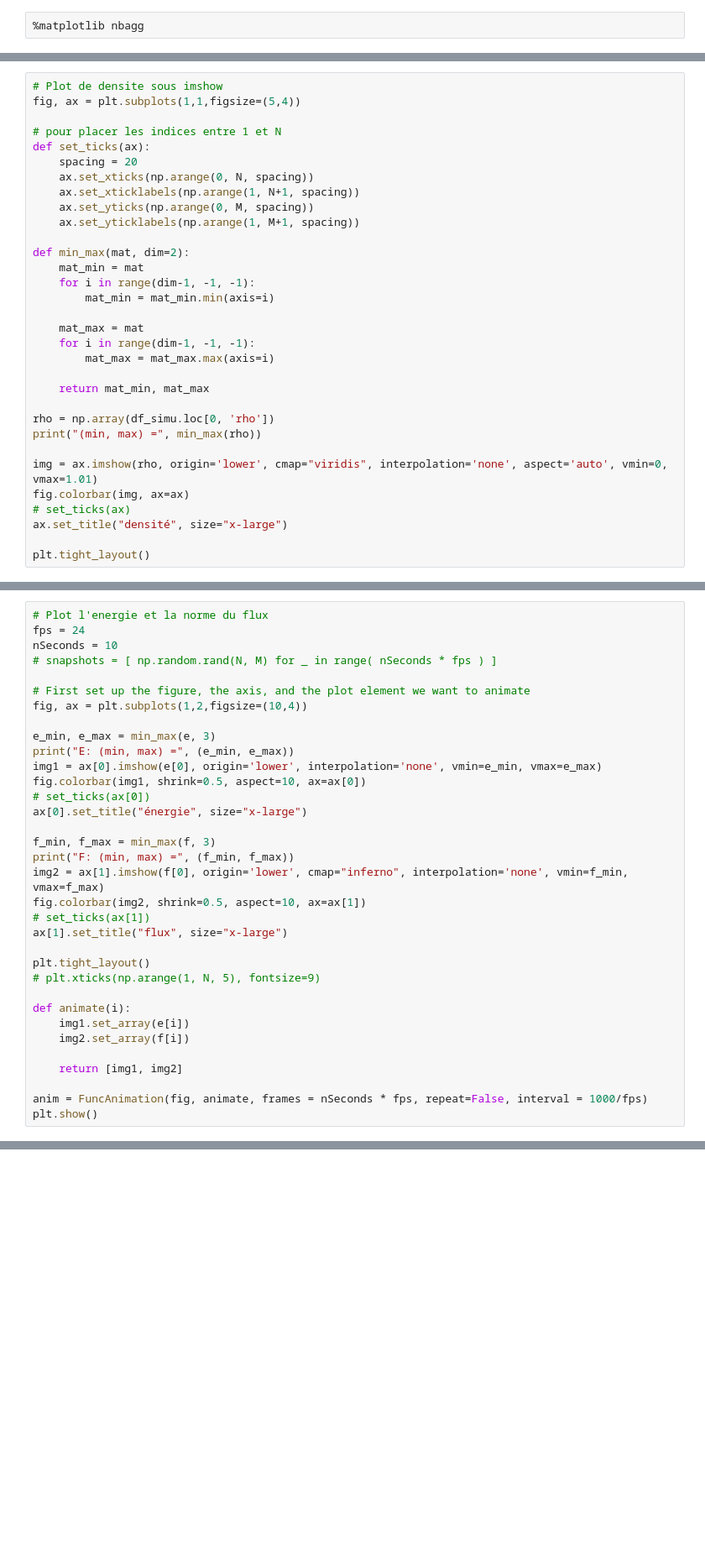
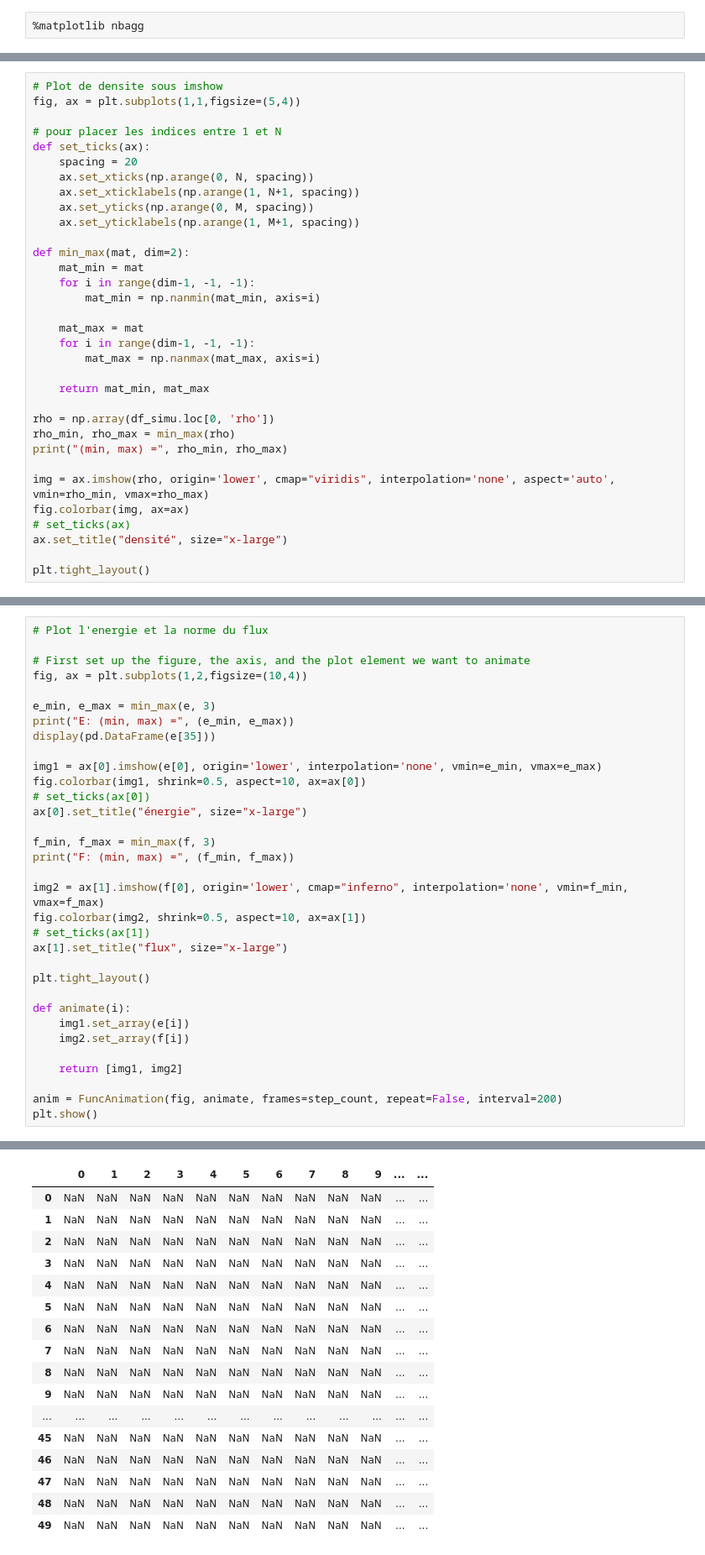
Before and after one commit to ddrous/projet-inverse-2d, a Jupyter notebook: src/notebook/visualisation_2d.ipynb, the cells around one changed output, grey strips where cells are left out. Shown at 84% size. Saved outputs shown, nothing was run; the diff lists cells and outputs as text; blank space fills up the shorter version.

```diff
--- a/src/notebook/visualisation_2d.ipynb
+++ b/src/notebook/visualisation_2d.ipynb
@@ -55,18 +55,19 @@ def set_ticks(ax):
 def min_max(mat, dim=2):
     mat_min = mat
     for i in range(dim-1, -1, -1):
-        mat_min = mat_min.min(axis=i)
+        mat_min = np.nanmin(mat_min, axis=i)
 
     mat_max = mat
     for i in range(dim-1, -1, -1):
-        mat_max = mat_max.max(axis=i)
+        mat_max = np.nanmax(mat_max, axis=i)
 
     return mat_min, mat_max
 
 rho = np.array(df_simu.loc[0, 'rho'])
-print("(min, max) =", min_max(rho))
+rho_min, rho_max = min_max(rho)
+print("(min, max) =", rho_min, rho_max)
 
-img = ax.imshow(rho, origin='lower', cmap="viridis", interpolation='none', aspect='auto', vmin=0, vmax=1.01)
+img = ax.imshow(rho, origin='lower', cmap="viridis", interpolation='none', aspect='auto', vmin=rho_min, vmax=rho_max)
 fig.colorbar(img, ax=ax)
 # set_ticks(ax)
 ax.set_title("densité", size="x-large")
@@ -104,14 +105,13 @@ display(df[:5])
 # %%
 # Plot l'energie et la norme du flux
-fps = 24
-nSeconds = 10
-# snapshots = [ np.random.rand(N, M) for _ in range( nSeconds * fps ) ]
 
 # First set up the figure, the axis, and the plot element we want to animate
 fig, ax = plt.subplots(1,2,figsize=(10,4))
 
 e_min, e_max = min_max(e, 3)
 print("E: (min, max) =", (e_min, e_max))
+display(pd.DataFrame(e[35]))
+
 img1 = ax[0].imshow(e[0], origin='lower', interpolation='none', vmin=e_min, vmax=e_max)
 fig.colorbar(img1, shrink=0.5, aspect=10, ax=ax[0])
 # set_ticks(ax[0])
@@ -119,13 +119,13 @@ ax[0].set_title("énergie", size="x-large")
 
 f_min, f_max = min_max(f, 3)
 print("F: (min, max) =", (f_min, f_max))
+
 img2 = ax[1].imshow(f[0], origin='lower', cmap="inferno", interpolation='none', vmin=f_min, vmax=f_max)
 fig.colorbar(img2, shrink=0.5, aspect=10, ax=ax[1])
 # set_ticks(ax[1])
 ax[1].set_title("flux", size="x-large")
 
 plt.tight_layout()
-# plt.xticks(np.arange(1, N, 5), fontsize=9)
 
 def animate(i):
     img1.set_array(e[i])
@@ -133,7 +133,7 @@ def animate(i):
 
     return [img1, img2]
 
-anim = FuncAnimation(fig, animate, frames = nSeconds * fps, repeat=False, interval = 1000/fps)
+anim = FuncAnimation(fig, animate, frames=step_count, repeat=False, interval=200)
 plt.show()
 # %% [output]
 [interactive output not drawn]
@@ -142,0 +142,17 @@ F: (min, max) = (0.0, 9.86985e-05)
+|  | 0 | 1 | 2 | 3 | 4 | 5 | 6 | 7 | 8 | 9 | ... | ... |
+| 0 | NaN | NaN | NaN | NaN | NaN | NaN | NaN | NaN | NaN | NaN | ... | ... |
+| 1 | NaN | NaN | NaN | NaN | NaN | NaN | NaN | NaN | NaN | NaN | ... | ... |
+| 2 | NaN | NaN | NaN | NaN | NaN | NaN | NaN | NaN | NaN | NaN | ... | ... |
+| 3 | NaN | NaN | NaN | NaN | NaN | NaN | NaN | NaN | NaN | NaN | ... | ... |
+| 4 | NaN | NaN | NaN | NaN | NaN | NaN | NaN | NaN | NaN | NaN | ... | ... |
+| 5 | NaN | NaN | NaN | NaN | NaN | NaN | NaN | NaN | NaN | NaN | ... | ... |
+| 6 | NaN | NaN | NaN | NaN | NaN | NaN | NaN | NaN | NaN | NaN | ... | ... |
+| 7 | NaN | NaN | NaN | NaN | NaN | NaN | NaN | NaN | NaN | NaN | ... | ... |
+| 8 | NaN | NaN | NaN | NaN | NaN | NaN | NaN | NaN | NaN | NaN | ... | ... |
+| 9 | NaN | NaN | NaN | NaN | NaN | NaN | NaN | NaN | NaN | NaN | ... | ... |
+| ... | ... | ... | ... | ... | ... | ... | ... | ... | ... | ... | ... | ... |
+| 45 | NaN | NaN | NaN | NaN | NaN | NaN | NaN | NaN | NaN | NaN | ... | ... |
+| 46 | NaN | NaN | NaN | NaN | NaN | NaN | NaN | NaN | NaN | NaN | ... | ... |
+| 47 | NaN | NaN | NaN | NaN | NaN | NaN | NaN | NaN | NaN | NaN | ... | ... |
+| 48 | NaN | NaN | NaN | NaN | NaN | NaN | NaN | NaN | NaN | NaN | ... | ... |
+| 49 | NaN | NaN | NaN | NaN | NaN | NaN | NaN | NaN | NaN | NaN | ... | ... |
```
Also changed, not shown: parts of 5 cells of this notebook, 9 other files.
